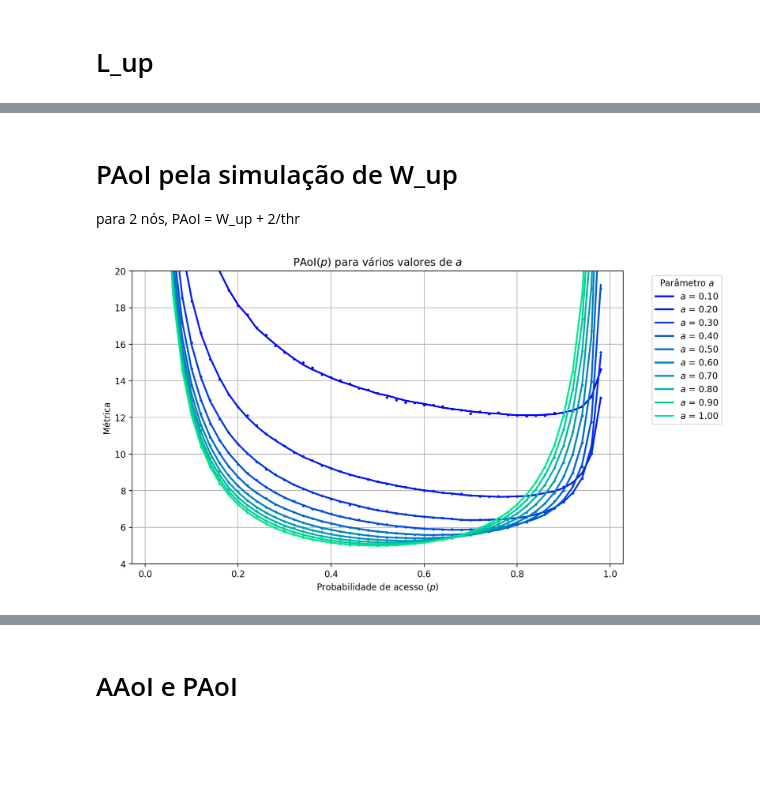
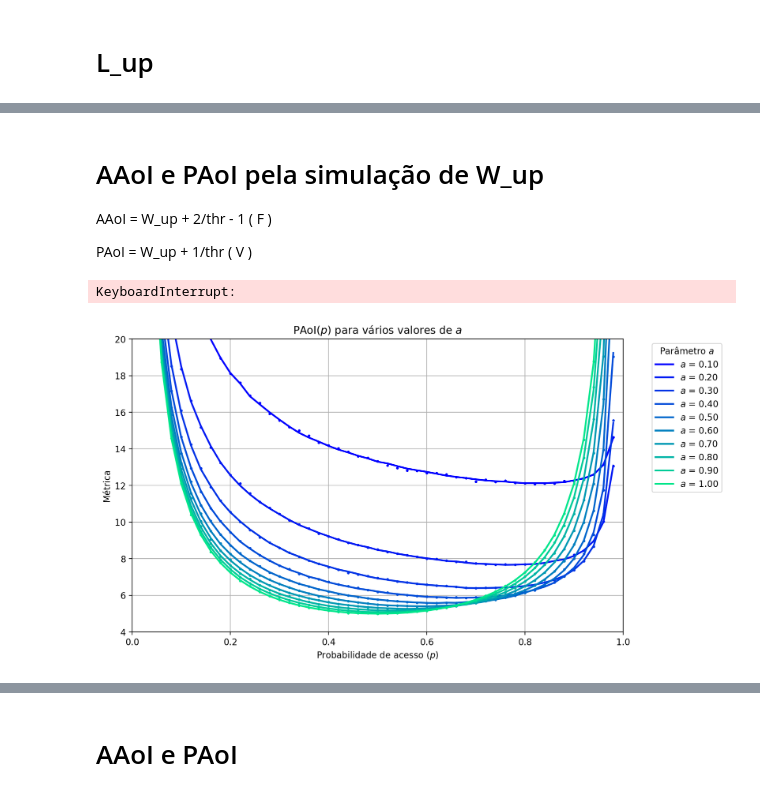
Before and after one commit to Velvet-blue/ic26-age-of-information, a Jupyter notebook: main.ipynb, the cells around one changed output, grey strips where cells are left out. Saved outputs shown, nothing was run; the diff lists cells and outputs as text; code cells hidden in the pictures; blank space fills up the shorter version.

Commit message:
simulações para I^2 e Wup*I. Wup é o delay do pacote de update e I é o intervalo entre updates

```diff
--- a/main.ipynb
+++ b/main.ipynb
@@ -33,6 +30,6 @@ pi00, pi01, pi10, pi11 = [sol[pi00s], sol[pi01s], sol[pi10s], sol[pi11s]]
 # %% [markdown]
 # Throughput
 # %%
-throughput_expr = sp.factor(pi01*p + pi11*p*(1-p))
+thr = sp.factor(pi01*p + pi11*p*(1-p))
 throughput_data = np.load("data/throughput_data.npy")
 # %%
@@ -131,7 +86,11 @@ plot_metric(
 # %% [markdown]
-# PAoI pela simulação de W_up
-para 2 nós, PAoI = W_up + 2/thr
+# AAoI e PAoI pela simulação de W_up
+AAoI = W_up + 2/thr - 1     ( F )
+
+PAoI = W_up + 1/thr         ( V )
 # %%
-AAoI_sim_data, PAoI_sim_data = simulate_metric(sim.AAoI_PAoI_sim, time=400000, method="numpy")
+AAoI_sim_data, PAoI_sim_data = simulate_metric(sim.AAoI_PAoI_sim, time=200000, method="numpy")
 np.save("data/AAoI_sim_data.npy", AAoI_sim_data)
 np.save("data/PAoI_sim_data.npy", PAoI_sim_data)
+# %% [output]
+KeyboardInterrupt:
@@ -144,14 +99,20 @@ AAoI_sim_data = np.load("data/AAoI_sim_data.npy")
 AAoI_sim_func = make_metric_func(AAoI_sim_data)
 PAoI_sim_data = np.load("data/PAoI_sim_data.npy")
 PAoI_sim_func = make_metric_func(PAoI_sim_data)
+mean_delay_up_pack_data = np.load("data/mean_delay_up_pack_data.npy")
 # %%
+thr_func = make_metric_func(thr)
+
+W_up_sim_func = make_metric_func(mean_delay_up_pack_data)
+
+PAoI_W_up_teste = np.vectorize(lambda a, p: W_up_sim_func(a, p) + 1 / thr_func(a, p))
 plot_metric(
-    analytical_func = PAoI_W_up,
+    analytical_func = PAoI_W_up_teste,
     simulation_data_func = PAoI_sim_func,
     title="PAoI($p$) para vários valores de $a$",
     cmap="winter",
     axis="p",
     yrange=(4, 20)
 )
 # %% [output]
-[figure, old version]
+[figure, new version]
```
Also changed, not shown: parts of 26 cells of this notebook, 1 other file.
